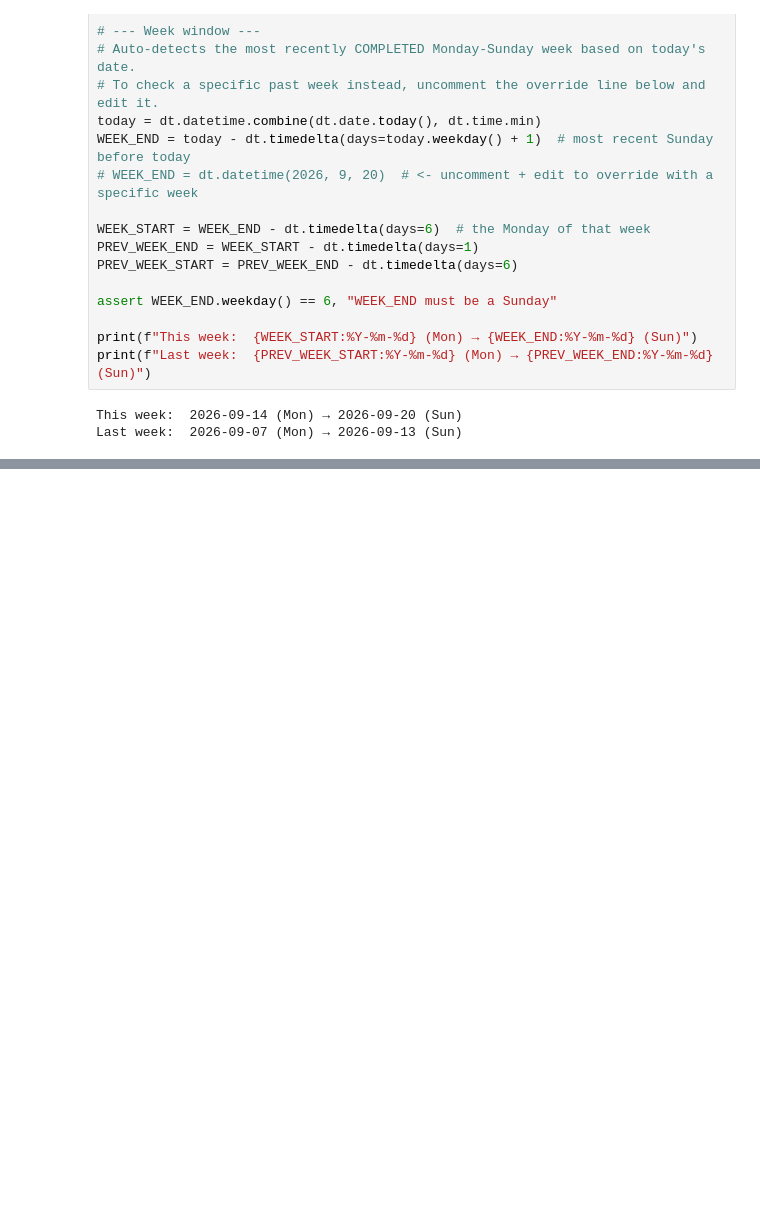
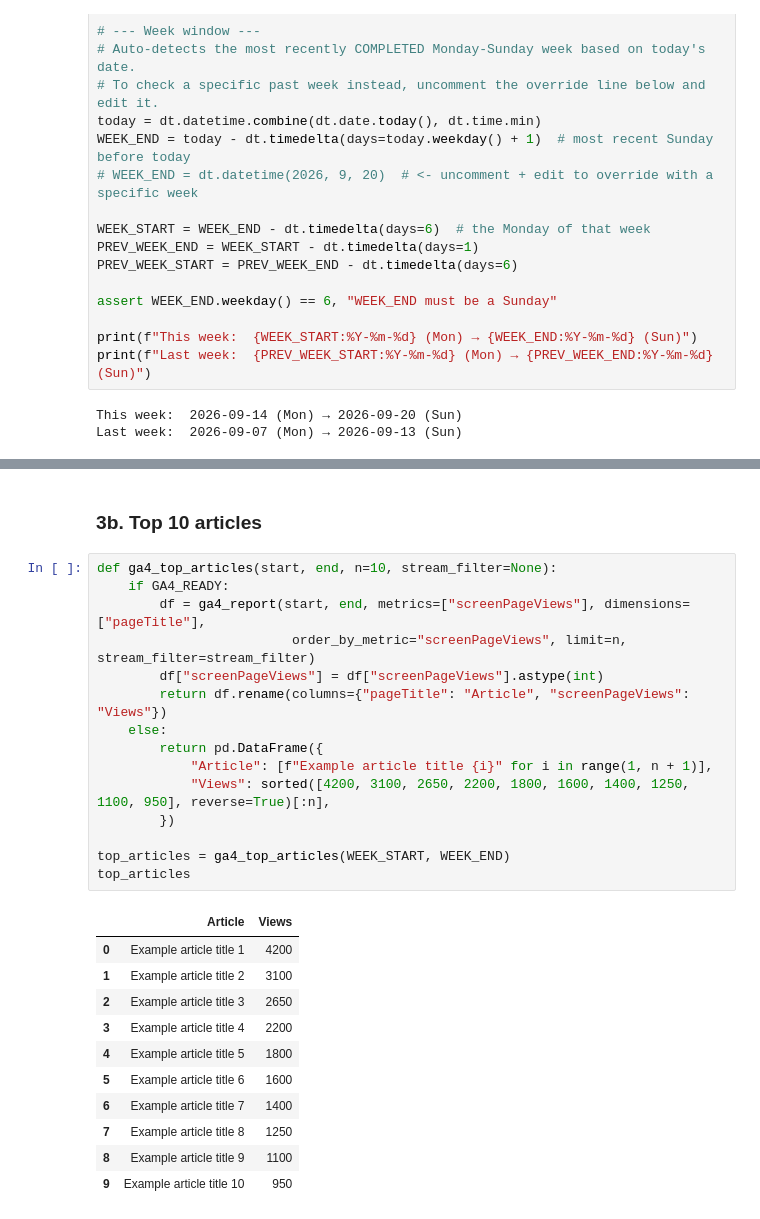
Before and after one commit to DianaFarhat/olj-weekly-brief, a Jupyter notebook: weekly_report_OT.ipynb, the cells around one changed output, grey strips where cells are left out. Cells and saved outputs as stored; diff of their text form; blank space fills up the shorter version.

```diff
--- a/weekly_report_OT.ipynb
+++ b/weekly_report_OT.ipynb
@@ -928,0 +747,29 @@ except Exception as e:
+# %% [markdown]
+### 3b. Top 10 articles
+# %%
+def ga4_top_articles(start, end, n=10, stream_filter=None):
+    if GA4_READY:
+        df = ga4_report(start, end, metrics=["screenPageViews"], dimensions=["pageTitle"],
+                         order_by_metric="screenPageViews", limit=n, stream_filter=stream_filter)
+        df["screenPageViews"] = df["screenPageViews"].astype(int)
+        return df.rename(columns={"pageTitle": "Article", "screenPageViews": "Views"})
+    else:
+        return pd.DataFrame({
+            "Article": [f"Example article title {i}" for i in range(1, n + 1)],
+            "Views": sorted([4200, 3100, 2650, 2200, 1800, 1600, 1400, 1250, 1100, 950], reverse=True)[:n],
+        })
+
+top_articles = ga4_top_articles(WEEK_START, WEEK_END)
+top_articles
+# %% [output]
+|  | Article | Views |
+| 0 | Example article title 1 | 4200 |
+| 1 | Example article title 2 | 3100 |
+| 2 | Example article title 3 | 2650 |
+| 3 | Example article title 4 | 2200 |
+| 4 | Example article title 5 | 1800 |
+| 5 | Example article title 6 | 1600 |
+| 6 | Example article title 7 | 1400 |
+| 7 | Example article title 8 | 1250 |
+| 8 | Example article title 9 | 1100 |
+| 9 | Example article title 10 | 950 |
```
Also changed, not shown: parts of 48 cells of this notebook, 2 other files.
